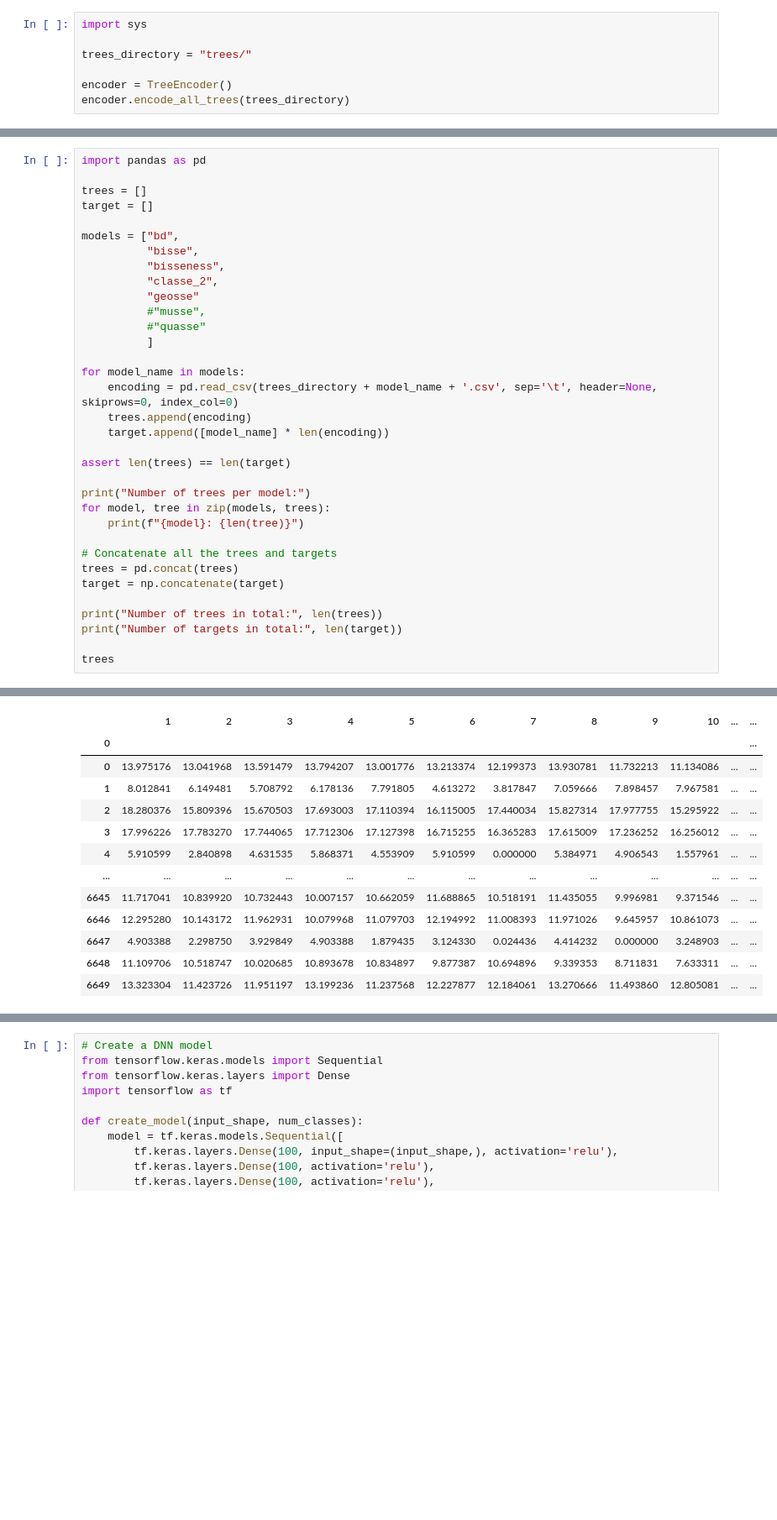
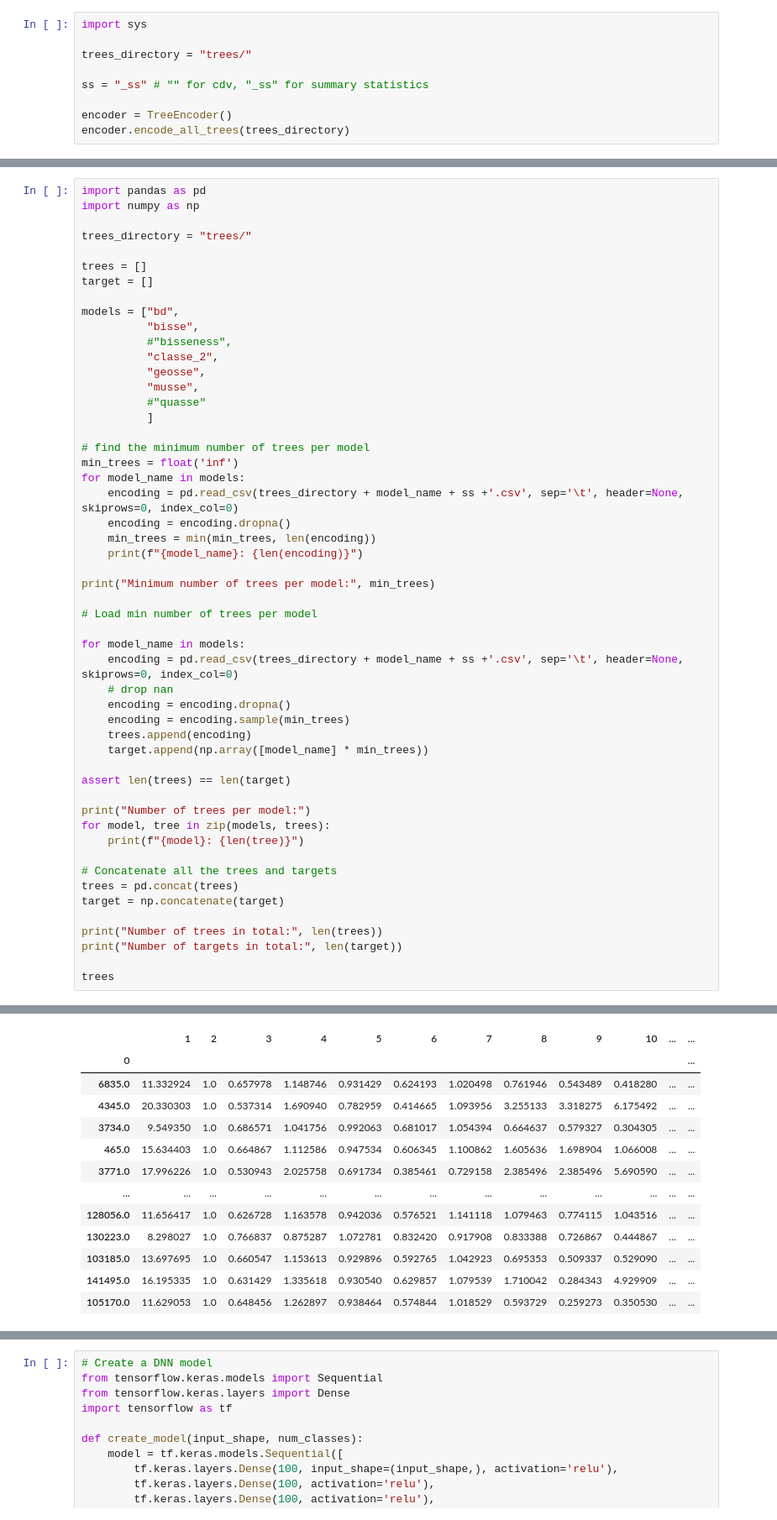
Before and after one commit to Mattia-Colbertaldo/PhyloML, a Jupyter notebook: ModelPredictor.ipynb, the cells around one changed output, grey strips where cells are left out. Shown at 84% size. Saved outputs shown, nothing was run; the diff lists cells and outputs as text; blank space fills up the shorter version.

```diff
--- a/ModelPredictor.ipynb
+++ b/ModelPredictor.ipynb
@@ -34,6 +34,8 @@ import sys
 
 trees_directory = "trees/"
 
+ss = "_ss" # "" for cdv, "_ss" for summary statistics
+
 encoder = TreeEncoder()
 encoder.encode_all_trees(trees_directory)
 # %% [output]
@@ -48,23 +61,41 @@ trees/musse_90k.nwk
 trees/quasse.nwk
 # %%
 import pandas as pd
+import numpy as np
+
+trees_directory = "trees/"
 
 trees = []
 target = []
 
 models = ["bd",
           "bisse",
-          "bisseness",
+          #"bisseness",
           "classe_2",
-          "geosse"
-          #"musse",
+          "geosse",
+          "musse",
           #"quasse"
           ]
 
+# find the minimum number of trees per model
+min_trees = float('inf')
 for model_name in models:
-    encoding = pd.read_csv(trees_directory + model_name + '.csv', sep='\t', header=None, skiprows=0, index_col=0)
+    encoding = pd.read_csv(trees_directory + model_name + ss +'.csv', sep='\t', header=None, skiprows=0, index_col=0)
+    encoding = encoding.dropna()
+    min_trees = min(min_trees, len(encoding))
+    print(f"{model_name}: {len(encoding)}")
+
+print("Minimum number of trees per model:", min_trees)
+
+# Load min number of trees per model
+
+for model_name in models:
+    encoding = pd.read_csv(trees_directory + model_name + ss +'.csv', sep='\t', header=None, skiprows=0, index_col=0)
+    # drop nan
+    encoding = encoding.dropna()
+    encoding = encoding.sample(min_trees)
     trees.append(encoding)
-    target.append([model_name] * len(encoding))
+    target.append(np.array([model_name] * min_trees))
 
 assert len(trees) == len(target)
 
@@ -92,13 +129,13 @@ Number of targets in total: 19850
 |  | 1 | 2 | 3 | 4 | 5 | 6 | 7 | 8 | 9 | 10 | ... | ... |
 | 0 |  |  |  |  |  |  |  |  |  |  |  | ... |
-| 0 | 13.975176 | 13.041968 | 13.591479 | 13.794207 | 13.001776 | 13.213374 | 12.199373 | 13.930781 | 11.732213 | 11.134086 | ... | ... |
-| 1 | 8.012841 | 6.149481 | 5.708792 | 6.178136 | 7.791805 | 4.613272 | 3.817847 | 7.059666 | 7.898457 | 7.967581 | ... | ... |
-| 2 | 18.280376 | 15.809396 | 15.670503 | 17.693003 | 17.110394 | 16.115005 | 17.440034 | 15.827314 | 17.977755 | 15.295922 | ... | ... |
-| 3 | 17.996226 | 17.783270 | 17.744065 | 17.712306 | 17.127398 | 16.715255 | 16.365283 | 17.615009 | 17.236252 | 16.256012 | ... | ... |
-| 4 | 5.910599 | 2.840898 | 4.631535 | 5.868371 | 4.553909 | 5.910599 | 0.000000 | 5.384971 | 4.906543 | 1.557961 | ... | ... |
+| 6835.0 | 11.332924 | 1.0 | 0.657978 | 1.148746 | 0.931429 | 0.624193 | 1.020498 | 0.761946 | 0.543489 | 0.418280 | ... | ... |
+| 4345.0 | 20.330303 | 1.0 | 0.537314 | 1.690940 | 0.782959 | 0.414665 | 1.093956 | 3.255133 | 3.318275 | 6.175492 | ... | ... |
+| 3734.0 | 9.549350 | 1.0 | 0.686571 | 1.041756 | 0.992063 | 0.681017 | 1.054394 | 0.664637 | 0.579327 | 0.304305 | ... | ... |
+| 465.0 | 15.634403 | 1.0 | 0.664867 | 1.112586 | 0.947534 | 0.606345 | 1.100862 | 1.605636 | 1.698904 | 1.066008 | ... | ... |
+| 3771.0 | 17.996226 | 1.0 | 0.530943 | 2.025758 | 0.691734 | 0.385461 | 0.729158 | 2.385496 | 2.385496 | 5.690590 | ... | ... |
 | ... | ... | ... | ... | ... | ... | ... | ... | ... | ... | ... | ... | ... |
-| 6645 | 11.717041 | 10.839920 | 10.732443 | 10.007157 | 10.662059 | 11.688865 | 10.518191 | 11.435055 | 9.996981 | 9.371546 | ... | ... |
-| 6646 | 12.295280 | 10.143172 | 11.962931 | 10.079968 | 11.079703 | 12.194992 | 11.008393 | 11.971026 | 9.645957 | 10.861073 | ... | ... |
-| 6647 | 4.903388 | 2.298750 | 3.929849 | 4.903388 | 1.879435 | 3.124330 | 0.024436 | 4.414232 | 0.000000 | 3.248903 | ... | ... |
-| 6648 | 11.109706 | 10.518747 | 10.020685 | 10.893678 | 10.834897 | 9.877387 | 10.694896 | 9.339353 | 8.711831 | 7.633311 | ... | ... |
-| 6649 | 13.323304 | 11.423726 | 11.951197 | 13.199236 | 11.237568 | 12.227877 | 12.184061 | 13.270666 | 11.493860 | 12.805081 | ... | ... |
+| 128056.0 | 11.656417 | 1.0 | 0.626728 | 1.163578 | 0.942036 | 0.576521 | 1.141118 | 1.079463 | 0.774115 | 1.043516 | ... | ... |
+| 130223.0 | 8.298027 | 1.0 | 0.766837 | 0.875287 | 1.072781 | 0.832420 | 0.917908 | 0.833388 | 0.726867 | 0.444867 | ... | ... |
+| 103185.0 | 13.697695 | 1.0 | 0.660547 | 1.153613 | 0.929896 | 0.592765 | 1.042923 | 0.695353 | 0.509337 | 0.529090 | ... | ... |
+| 141495.0 | 16.195335 | 1.0 | 0.631429 | 1.335618 | 0.930540 | 0.629857 | 1.079539 | 1.710042 | 0.284343 | 4.929909 | ... | ... |
+| 105170.0 | 11.629053 | 1.0 | 0.648456 | 1.262897 | 0.938464 | 0.574844 | 1.018529 | 0.593729 | 0.259273 | 0.350530 | ... | ... |
```
Also changed, not shown: parts of 21 cells of this notebook, 4 other files.
